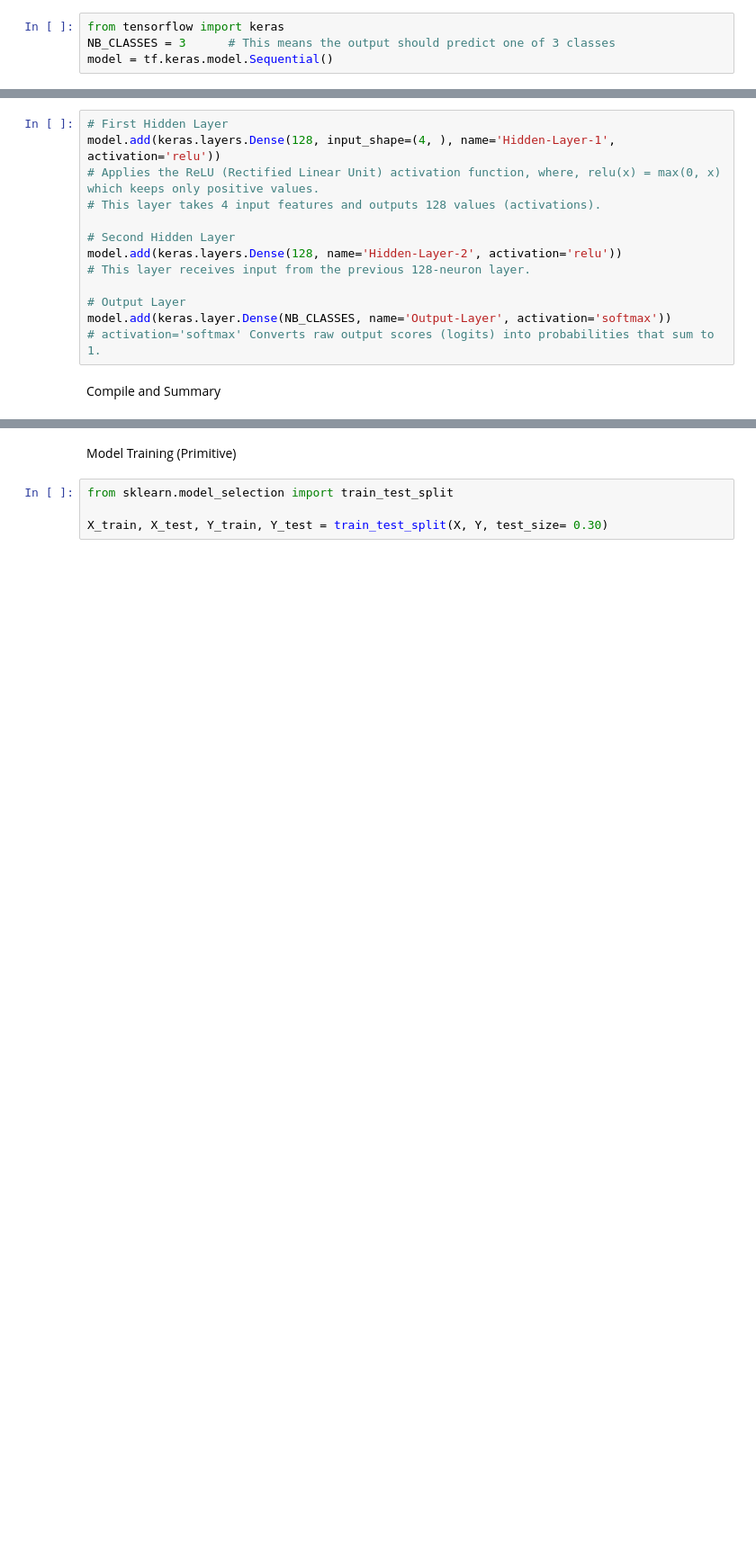
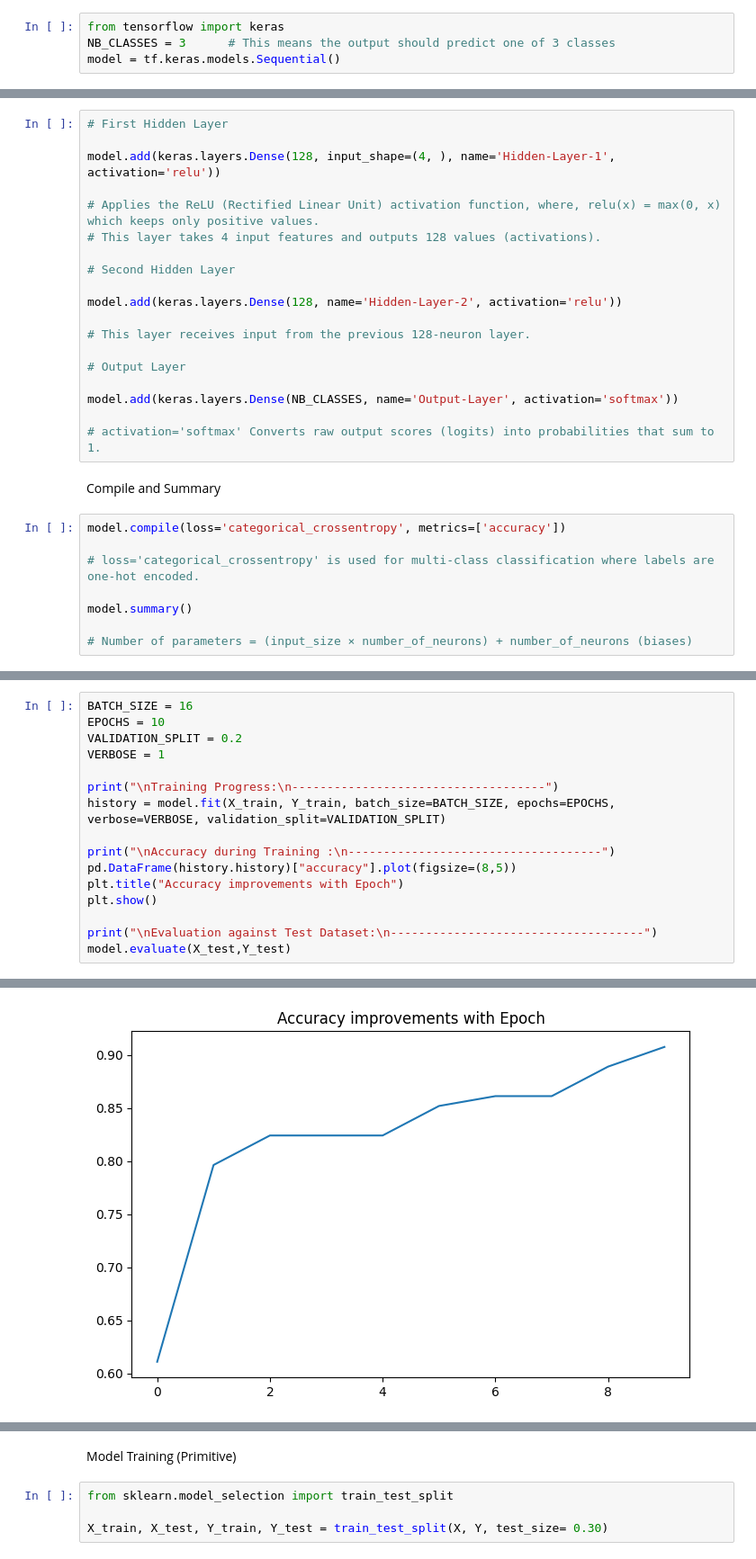
Before and after one commit to lishaangral/iris-problem, a Jupyter notebook: index.ipynb, the cells around one changed output, grey strips where cells are left out. Shown: that part at 90% size. Saved outputs shown, nothing was run; the diff lists cells and outputs as text; blank space fills up the shorter version.

Commit message:
One-Hot Encoding, Model Training

```diff
--- a/index.ipynb
+++ b/index.ipynb
@@ -186,21 +190,35 @@ Model Training
 # %%
 from tensorflow import keras
 NB_CLASSES = 3      # This means the output should predict one of 3 classes
-model = tf.keras.model.Sequential()
+model = tf.keras.models.Sequential()
 # %% [markdown]
 Layer-by-Layer Architecture
 # %%
 # First Hidden Layer
+
 model.add(keras.layers.Dense(128, input_shape=(4, ), name='Hidden-Layer-1', activation='relu'))
+
 # Applies the ReLU (Rectified Linear Unit) activation function, where, relu(x) = max(0, x) which keeps only positive values.
 # This layer takes 4 input features and outputs 128 values (activations).
 
 # Second Hidden Layer
+
 model.add(keras.layers.Dense(128, name='Hidden-Layer-2', activation='relu'))
+
 # This layer receives input from the previous 128-neuron layer.
 
 # Output Layer
-model.add(keras.layer.Dense(NB_CLASSES, name='Output-Layer', activation='softmax'))
+
+model.add(keras.layers.Dense(NB_CLASSES, name='Output-Layer', activation='softmax'))
+
 # activation='softmax' Converts raw output scores (logits) into probabilities that sum to 1.
 # %% [markdown]
 Compile and Summary
+# %%
+model.compile(loss='categorical_crossentropy', metrics=['accuracy'])
+
+# loss='categorical_crossentropy' is used for multi-class classification where labels are one-hot encoded.
+
+model.summary()
+
+# Number of parameters = (input_size × number_of_neurons) + number_of_neurons (biases)
@@ -206,0 +241,17 @@ Compile and Summary
+# %%
+BATCH_SIZE = 16
+EPOCHS = 10
+VALIDATION_SPLIT = 0.2
+VERBOSE = 1
+
+print("\nTraining Progress:\n------------------------------------")
+history = model.fit(X_train, Y_train, batch_size=BATCH_SIZE, epochs=EPOCHS, verbose=VERBOSE, validation_split=VALIDATION_SPLIT)
+
+print("\nAccuracy during Training :\n------------------------------------")
+pd.DataFrame(history.history)["accuracy"].plot(figsize=(8,5))
+plt.title("Accuracy improvements with Epoch")
+plt.show()
+
+print("\nEvaluation against Test Dataset:\n------------------------------------")
+model.evaluate(X_test,Y_test)
+# %% [output]
@@ -206,0 +275 @@ Compile and Summary
+[figure, added]
```
Also changed, not shown: parts of 9 cells of this notebook, 1 other file.
